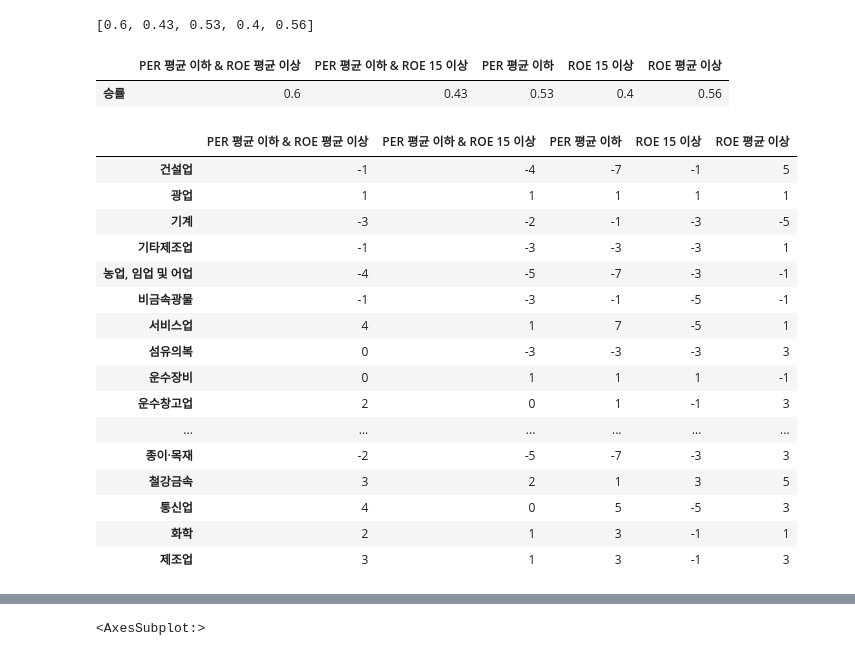
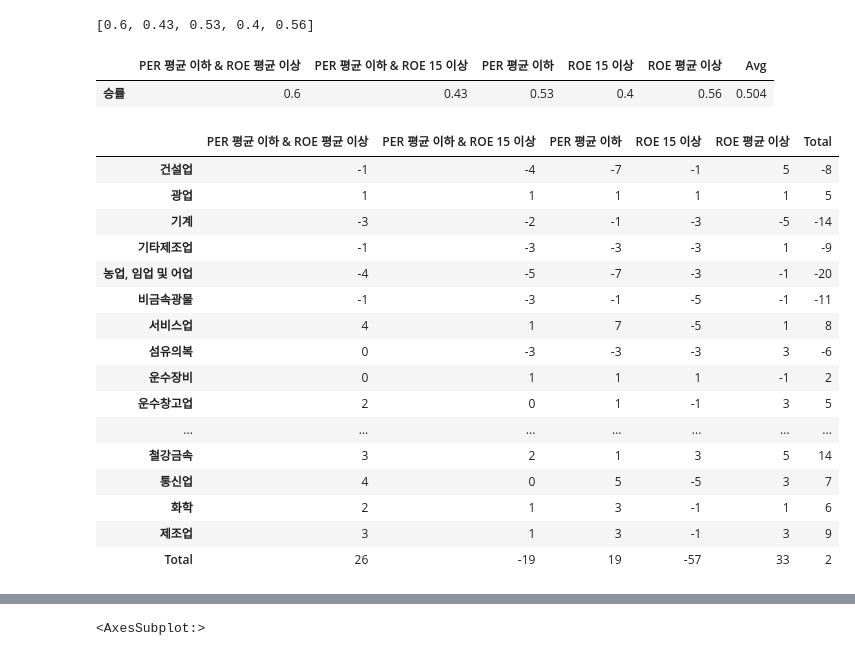
Before and after one commit to dss-16th/eda-repo-1, a Jupyter notebook: eda_per_roa_cap.ipynb, the cells around one changed output, grey strips where cells are left out. Saved outputs shown, nothing was run; the diff lists cells and outputs as text; code cells hidden in the pictures.

```diff
--- a/eda_per_roa_cap.ipynb
+++ b/eda_per_roa_cap.ipynb
@@ -643,10 +643,11 @@ win_r = round((df_show_r['수익']==1).sum() / ((df_show_r['수익']==1).sum() +
 [0.6, 0.43, 0.53, 0.4, 0.56]
 # %%
 df_win = pd.DataFrame(columns=['PER 평균 이하 & ROE 평균 이상', 'PER 평균 이하 & ROE 15 이상', 'PER 평균 이하', 'ROE 15 이상', 'ROE 평균 이상'], index=['승률'], data=[[win_pr, win_pr15, win_p, win_r15, win_r]])
+df_win['Avg'] = df_win.mean(axis=1)
 df_win
 # %% [output]
-|  | PER 평균 이하 & ROE 평균 이상 | PER 평균 이하 & ROE 15 이상 | PER 평균 이하 | ROE 15 이상 | ROE 평균 이상 |
-| 승률 | 0.6 | 0.43 | 0.53 | 0.4 | 0.56 |
+|  | PER 평균 이하 & ROE 평균 이상 | PER 평균 이하 & ROE 15 이상 | PER 평균 이하 | ROE 15 이상 | ROE 평균 이상 | Avg |
+| 승률 | 0.6 | 0.43 | 0.53 | 0.4 | 0.56 | 0.504 |
 # %%
 # 데이터 합치기 - 산업별
 idx_ind = df_show['산업분류'].unique().tolist()
@@ -660,31 +661,37 @@ for i in range(len(df_show['산업분류'].unique().tolist())):
 # %%
 df_ind = pd.DataFrame(
     columns=['PER 평균 이하 & ROE 평균 이상', 'PER 평균 이하 & ROE 15 이상', 'PER 평균 이하', 'ROE 15 이상', 'ROE 평균 이상'],
     index=[idx_ind])
 df_ind['PER 평균 이하 & ROE 평균 이상'] = ls_pr
 df_ind['PER 평균 이하 & ROE 15 이상'] = ls_pr15
 df_ind['PER 평균 이하'] = ls_p
 df_ind['ROE 15 이상'] = ls_r15
 df_ind['ROE 평균 이상'] = ls_r
+
+
+df_ind['Total'] = df_ind.sum(axis=1, numeric_only=True)
+df_ind_tp = df_ind.transpose()
+df_ind_tp['Total'] = df_ind_tp.sum(axis=1, numeric_only=True)
+df_ind = df_ind_tp.transpose()
 df_ind
 # %% [output]
-|  | PER 평균 이하 & ROE 평균 이상 | PER 평균 이하 & ROE 15 이상 | PER 평균 이하 | ROE 15 이상 | ROE 평균 이상 |
-| 건설업 | -1 | -4 | -7 | -1 | 5 |
-| 광업 | 1 | 1 | 1 | 1 | 1 |
-| 기계 | -3 | -2 | -1 | -3 | -5 |
-| 기타제조업 | -1 | -3 | -3 | -3 | 1 |
-| 농업, 임업 및 어업 | -4 | -5 | -7 | -3 | -1 |
-| 비금속광물 | -1 | -3 | -1 | -5 | -1 |
-| 서비스업 | 4 | 1 | 7 | -5 | 1 |
-| 섬유의복 | 0 | -3 | -3 | -3 | 3 |
-| 운수장비 | 0 | 1 | 1 | 1 | -1 |
-| 운수창고업 | 2 | 0 | 1 | -1 | 3 |
-| ... | ... | ... | ... | ... | ... |
-| 종이·목재 | -2 | -5 | -7 | -3 | 3 |
-| 철강금속 | 3 | 2 | 1 | 3 | 5 |
-| 통신업 | 4 | 0 | 5 | -5 | 3 |
-| 화학 | 2 | 1 | 3 | -1 | 1 |
-| 제조업 | 3 | 1 | 3 | -1 | 3 |
+|  | PER 평균 이하 & ROE 평균 이상 | PER 평균 이하 & ROE 15 이상 | PER 평균 이하 | ROE 15 이상 | ROE 평균 이상 | Total |
+| 건설업 | -1 | -4 | -7 | -1 | 5 | -8 |
+| 광업 | 1 | 1 | 1 | 1 | 1 | 5 |
+| 기계 | -3 | -2 | -1 | -3 | -5 | -14 |
+| 기타제조업 | -1 | -3 | -3 | -3 | 1 | -9 |
+| 농업, 임업 및 어업 | -4 | -5 | -7 | -3 | -1 | -20 |
+| 비금속광물 | -1 | -3 | -1 | -5 | -1 | -11 |
+| 서비스업 | 4 | 1 | 7 | -5 | 1 | 8 |
+| 섬유의복 | 0 | -3 | -3 | -3 | 3 | -6 |
+| 운수장비 | 0 | 1 | 1 | 1 | -1 | 2 |
+| 운수창고업 | 2 | 0 | 1 | -1 | 3 | 5 |
+| ... | ... | ... | ... | ... | ... | ... |
+| 철강금속 | 3 | 2 | 1 | 3 | 5 | 14 |
+| 통신업 | 4 | 0 | 5 | -5 | 3 | 7 |
+| 화학 | 2 | 1 | 3 | -1 | 1 | 6 |
+| 제조업 | 3 | 1 | 3 | -1 | 3 | 9 |
+| Total | 26 | -19 | 19 | -57 | 33 | 2 |
 # %%
 # 데이터 합치기 - 연도별
 idx_year = df_show['년도'].unique().tolist()
```
Also changed, not shown: parts of 7 cells of this notebook.
